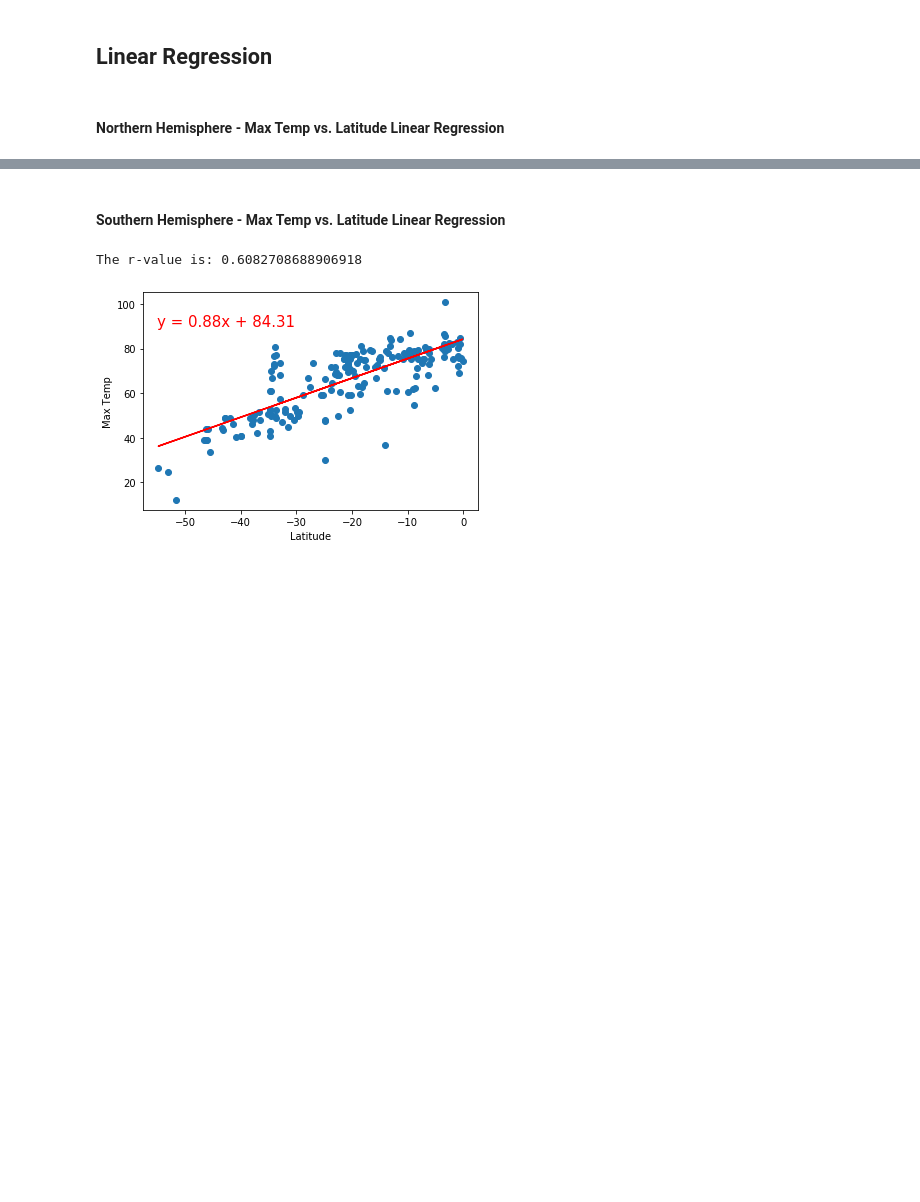
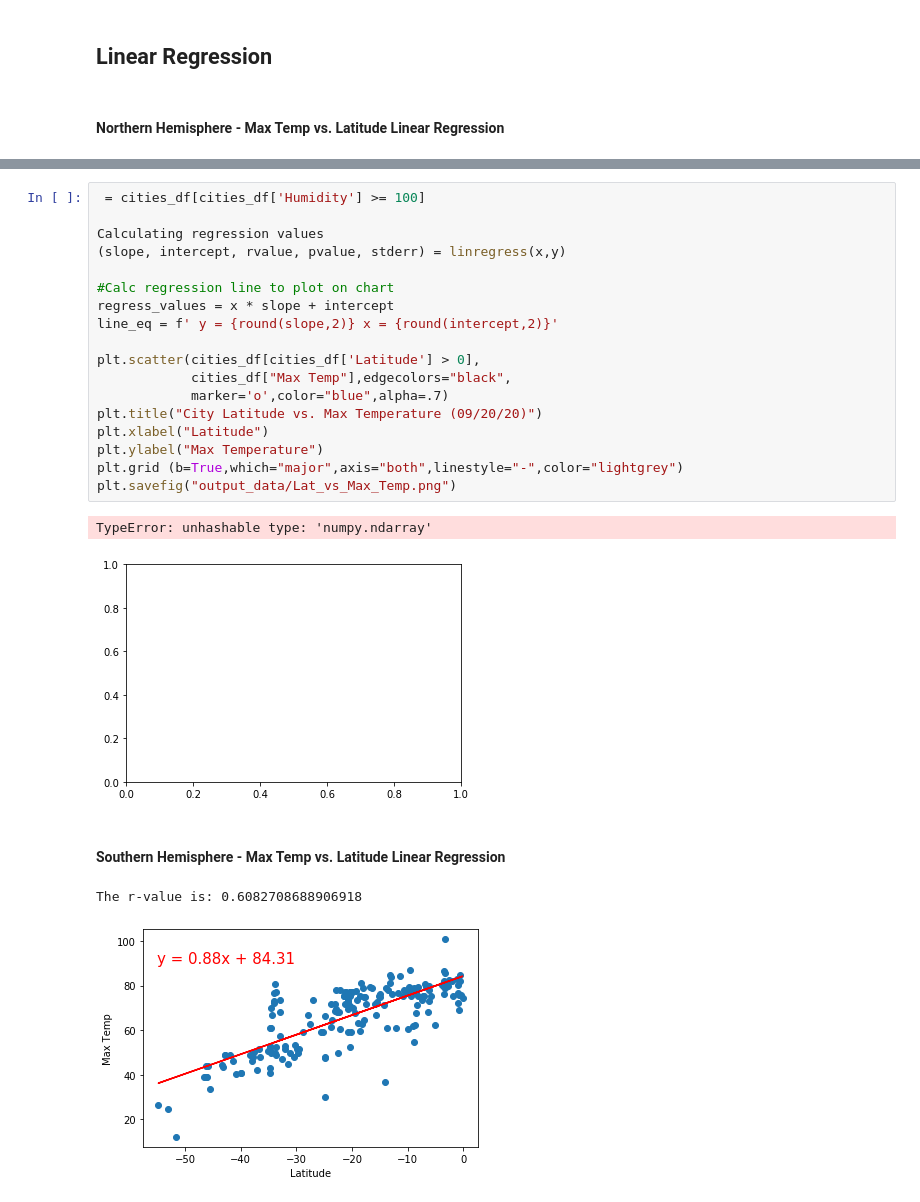
Before and after one commit to samuelokunola326/python-api-challenge, a Jupyter notebook: WeatherPy/WeatherPy.ipynb, the cells around one changed output, grey strips where cells are left out. Saved outputs shown, nothing was run; the diff lists cells and outputs as text; blank space fills up the shorter version.

```diff
--- a/WeatherPy/WeatherPy.ipynb
+++ b/WeatherPy/WeatherPy.ipynb
@@ -351,3 +361,24 @@ The r-value is: 0.46937863826630627
+# %%
+ = cities_df[cities_df['Humidity'] >= 100]
+
+Calculating regression values
+(slope, intercept, rvalue, pvalue, stderr) = linregress(x,y)
+
+#Calc regression line to plot on chart
+regress_values = x * slope + intercept
+line_eq = f' y = {round(slope,2)} x = {round(intercept,2)}'
+
+plt.scatter(cities_df[cities_df['Latitude'] > 0],
+            cities_df["Max Temp"],edgecolors="black",
+            marker='o',color="blue",alpha=.7)
+plt.title("City Latitude vs. Max Temperature (09/20/20)")
+plt.xlabel("Latitude")
+plt.ylabel("Max Temperature")
+plt.grid (b=True,which="major",axis="both",linestyle="-",color="lightgrey")
+plt.savefig("output_data/Lat_vs_Max_Temp.png")
+# %% [output]
+TypeError: unhashable type: 'numpy.ndarray'
+[figure, added]
 # %% [markdown]
 ####  Southern Hemisphere - Max Temp vs. Latitude Linear Regression
 # %%
```
Also changed, not shown: parts of 5 cells of this notebook.
